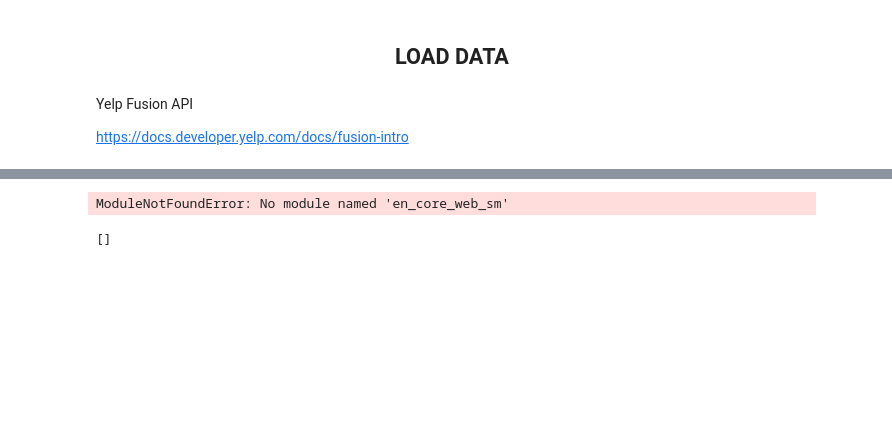
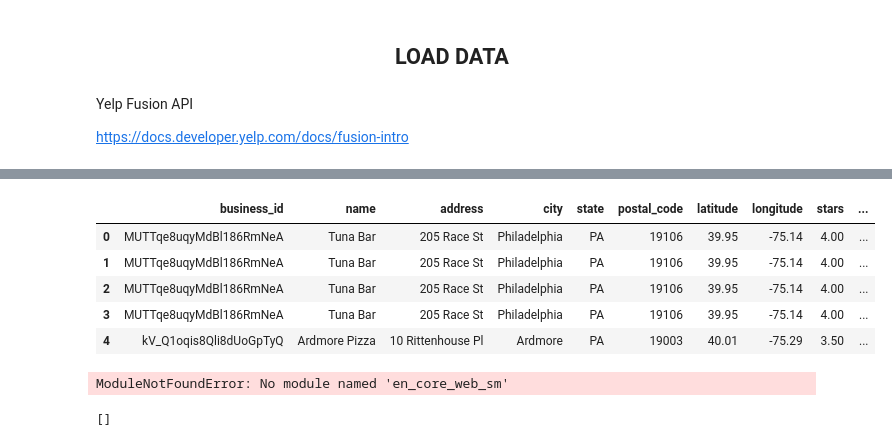
Before and after one commit to pajeeokoth/Strat-up-AI-product, a Jupyter notebook: P6_02_jupyternotebook.ipynb, the cells around one changed output, grey strips where cells are left out. Saved outputs shown, nothing was run; the diff lists cells and outputs as text; code cells hidden in the pictures; blank space fills up the shorter version.

Commit message:
added rcode to read the jsons and merge reviews with business

```diff
--- a/P6_02_jupyternotebook.ipynb
+++ b/P6_02_jupyternotebook.ipynb
@@ -51,0 +96,39 @@ https://docs.developer.yelp.com/docs/fusion-intro
+# %%
+# Filter business dataset on restaurants
+df_res = df_explode[df_explode['categories']=='Restaurants']
+# df_res.info()
+# %%
+'''https://towardsdatascience.com/converting-yelp-dataset-to-csv-using-pandas-2a4c8f03bd88
+https://towardsdatascience.com/load-yelp-reviews-or-other-huge-json-files-with-ease-ad804c2f1537'''
+# There are multiple chunks to be read
+# %%time
+chunk_list = []
+# read the review dataset in chunks of size 10000
+size = 10000
+r_dtypes = {'review_id':str,'user_id':str,
+            'business_id':str,'stars':int,
+            'date':str,'text':str,'useful':int,
+            'funny':int,'cool':int}
+
+with open('C:/Users/spectre/Documents/OpenClassrooms_AI/data/yelp_dataset/yelp_dataset/yelp_academic_dataset_review.json', "r") as f:
+    reader = pd.read_json(f, orient="records", lines=True,
+                          dtype=r_dtypes, chunksize=size)
+
+    # use  loop to pick only relevant cols and filter data on date
+    for chunk_review in reader:
+        # Drop columns that aren't needed
+        chunk_review = chunk_review.drop(['review_id','useful','funny','cool'], axis=1)\
+                             .query("`date` >= '2017-12-01'")
+
+        # Renaming column name to avoid conflict with business overall star rating
+        chunk_review = chunk_review.rename(columns={'stars': 'review_stars'})
+
+        # Inner merge with edited business file so only reviews related to the business remain
+        chunk_merged = pd.merge(df_res, chunk_review, on='business_id', how='inner')
+
+        # Show feedback on progress
+        print(f"{chunk_merged.shape[0]} out of {size:,} related reviews")
+        chunk_list.append(chunk_merged)
+
+# After trimming down the review file, concatenate all relevant data back to one dataframe
+df = pd.concat(chunk_list, ignore_index=True, join='outer', axis=0)
@@ -52,3 +153,12 @@ https://docs.developer.yelp.com/docs/fusion-intro
+# %%
+df.head()
+# %% [output]
+|  | business_id | name | address | city | state | postal_code | latitude | longitude | stars | ... |
+| 0 | MUTTqe8uqyMdBl186RmNeA | Tuna Bar | 205 Race St | Philadelphia | PA | 19106 | 39.95 | -75.14 | 4.00 | ... |
+| 1 | MUTTqe8uqyMdBl186RmNeA | Tuna Bar | 205 Race St | Philadelphia | PA | 19106 | 39.95 | -75.14 | 4.00 | ... |
+| 2 | MUTTqe8uqyMdBl186RmNeA | Tuna Bar | 205 Race St | Philadelphia | PA | 19106 | 39.95 | -75.14 | 4.00 | ... |
+| 3 | MUTTqe8uqyMdBl186RmNeA | Tuna Bar | 205 Race St | Philadelphia | PA | 19106 | 39.95 | -75.14 | 4.00 | ... |
+| 4 | kV_Q1oqis8Qli8dUoGpTyQ | Ardmore Pizza | 10 Rittenhouse Pl | Ardmore | PA | 19003 | 40.01 | -75.29 | 3.50 | ... |
 # %%
 import spacy
 
```
Also changed, not shown: parts of 3 cells of this notebook.
